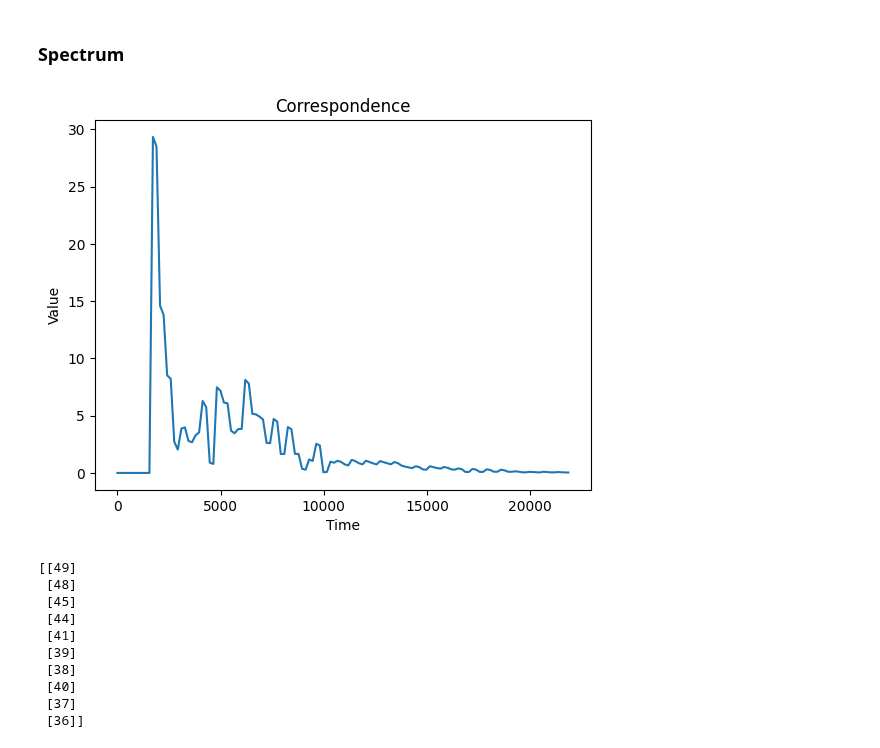
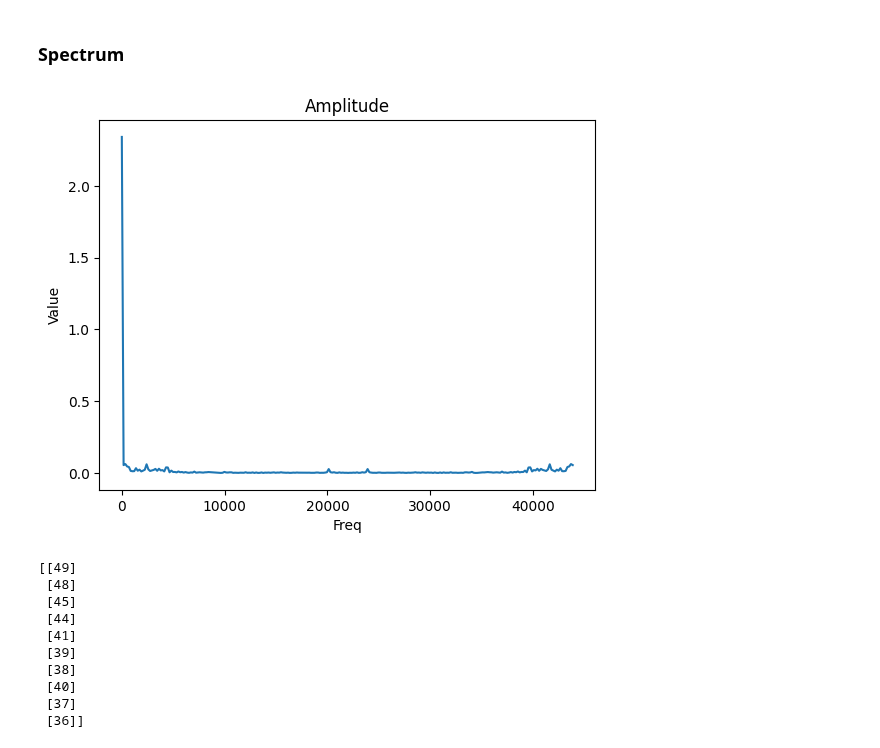
Before and after one commit to Mysterious-Mus/AcousticNFC, a Jupyter notebook: notes.ipynb, the cells around one changed output. Drawn from its saved outputs; the diff is of its cells as text; code cells hidden in the pictures.

```diff
--- a/notes.ipynb
+++ b/notes.ipynb
@@ -296,27 +295,27 @@ print(44100/172)
 # %%
 import pandas as pd
 import matplotlib.pyplot as plt
 import numpy as np
 
 # Load the data from the CSV file
 data = pd.read_csv('amplitudes.csv', header=None)
 
-data[:10] = 0
 
 subcarrierwidth = 172
+idx = np.arange(0,10)
 
 # Plot the data
-plt.plot(np.arange(0, len(data)*subcarrierwidth, subcarrierwidth), data)
+plt.plot(np.arange(0, len(data)*subcarrierwidth, subcarrierwidth)[0:], data[0:])
 
 # Add labels and title
-plt.xlabel('Time')
+plt.xlabel('Freq')
 plt.ylabel('Value')
-plt.title('Correspondence')
+plt.title('Amplitude')
 
 # Show the plot
 plt.show()
 # %% [output]
-[figure, old version]
+[figure, new version]
 # %%
 import numpy as np
 
```
Also changed, not shown: parts of 2 cells of this notebook, 5 other files.
